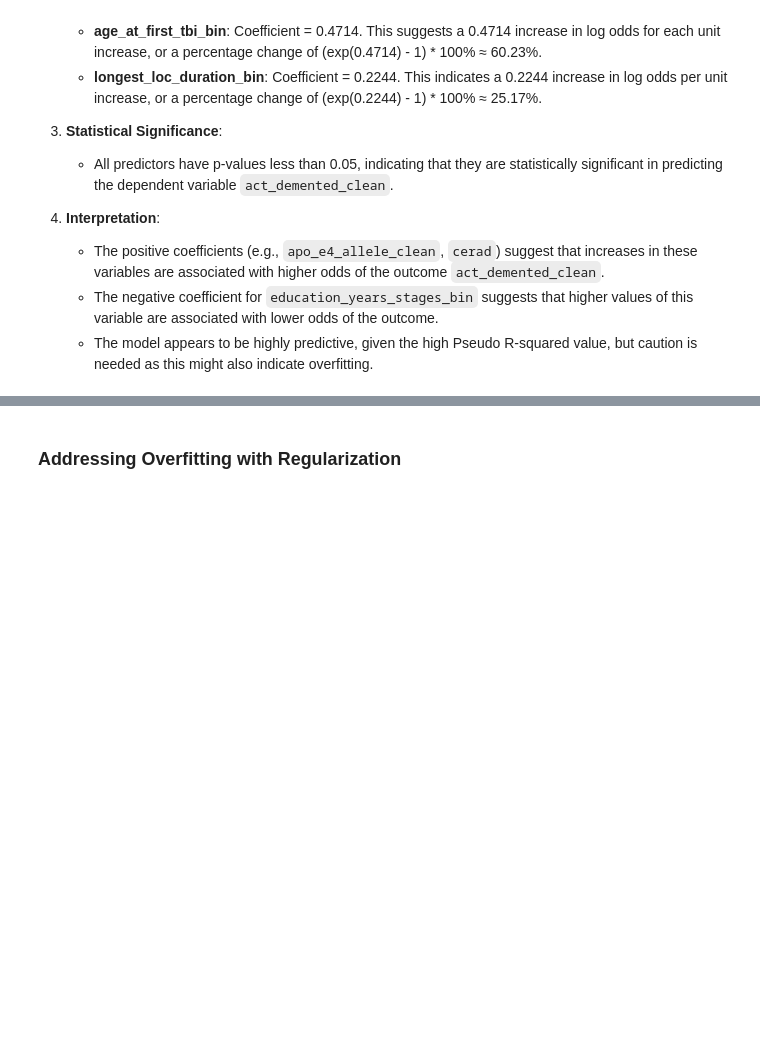
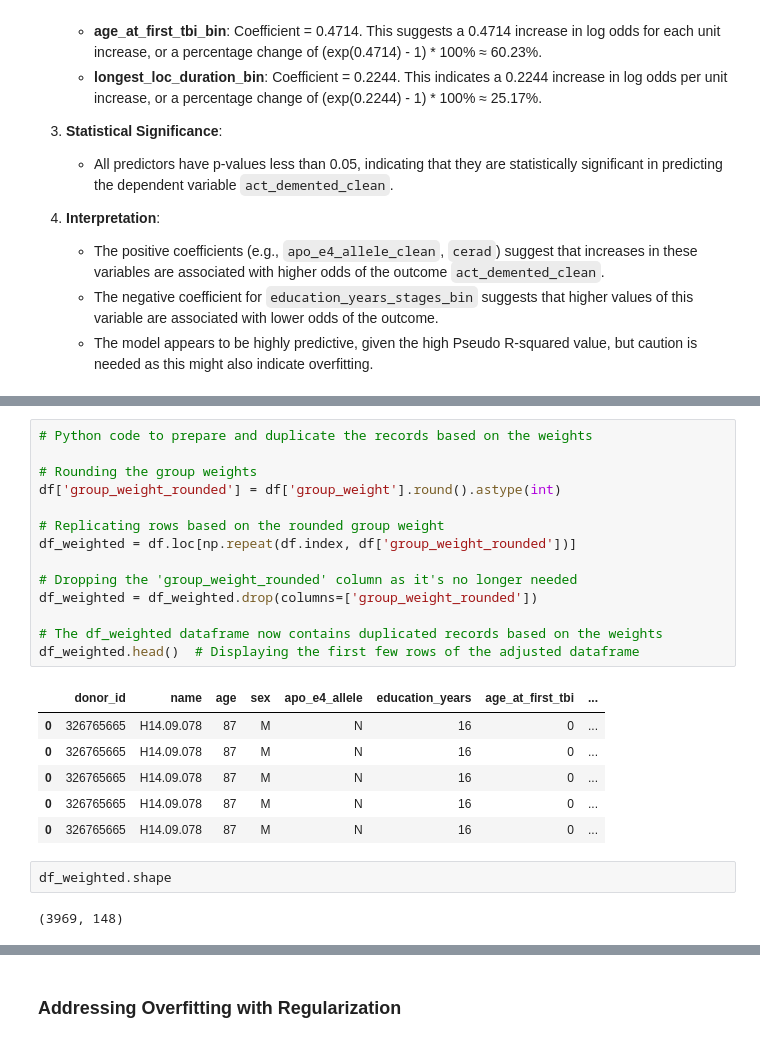
Before and after one commit to busera/mads__decode_dementia, a Jupyter notebook: notebooks/03.02_causal_inference-modelling.ipynb, the cells around one changed output, grey strips where cells are left out. Cells and saved outputs as stored; diff of their text form; blank space fills up the shorter version.

```diff
--- a/notebooks/03.02_causal_inference-modelling.ipynb
+++ b/notebooks/03.02_causal_inference-modelling.ipynb
@@ -831,0 +846,25 @@ plt.show()
+# %%
+# Python code to prepare and duplicate the records based on the weights
+
+# Rounding the group weights
+df['group_weight_rounded'] = df['group_weight'].round().astype(int)
+
+# Replicating rows based on the rounded group weight
+df_weighted = df.loc[np.repeat(df.index, df['group_weight_rounded'])]
+
+# Dropping the 'group_weight_rounded' column as it's no longer needed
+df_weighted = df_weighted.drop(columns=['group_weight_rounded'])
+
+# The df_weighted dataframe now contains duplicated records based on the weights
+df_weighted.head()  # Displaying the first few rows of the adjusted dataframe
+# %% [output]
+|  | donor_id | name | age | sex | apo_e4_allele | education_years | age_at_first_tbi | ... |
+| 0 | 326765665 | H14.09.078 | 87 | M | N | 16 | 0 | ... |
+| 0 | 326765665 | H14.09.078 | 87 | M | N | 16 | 0 | ... |
+| 0 | 326765665 | H14.09.078 | 87 | M | N | 16 | 0 | ... |
+| 0 | 326765665 | H14.09.078 | 87 | M | N | 16 | 0 | ... |
+| 0 | 326765665 | H14.09.078 | 87 | M | N | 16 | 0 | ... |
+# %%
+df_weighted.shape
+# %% [output]
+(3969, 148)
```
Also changed, not shown: parts of 22 cells of this notebook, 8 other files.
